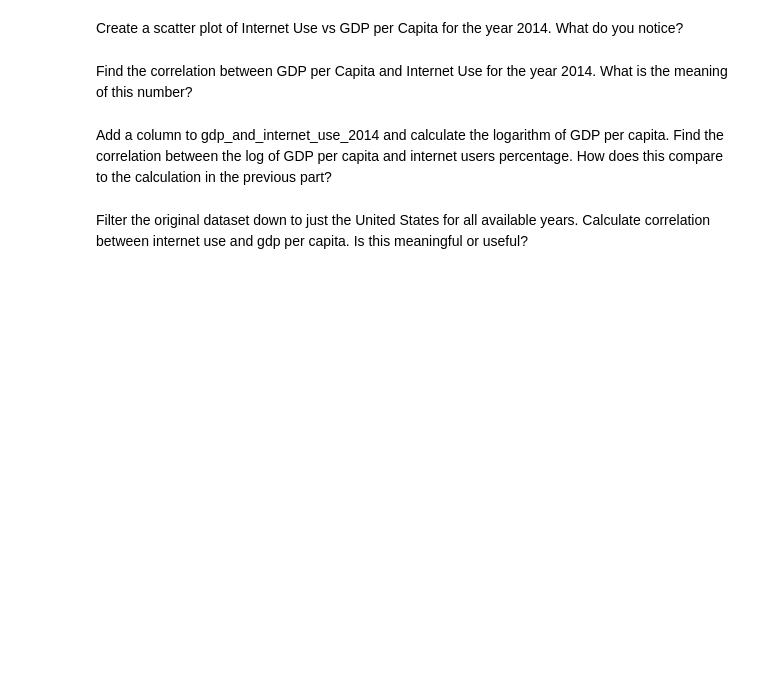
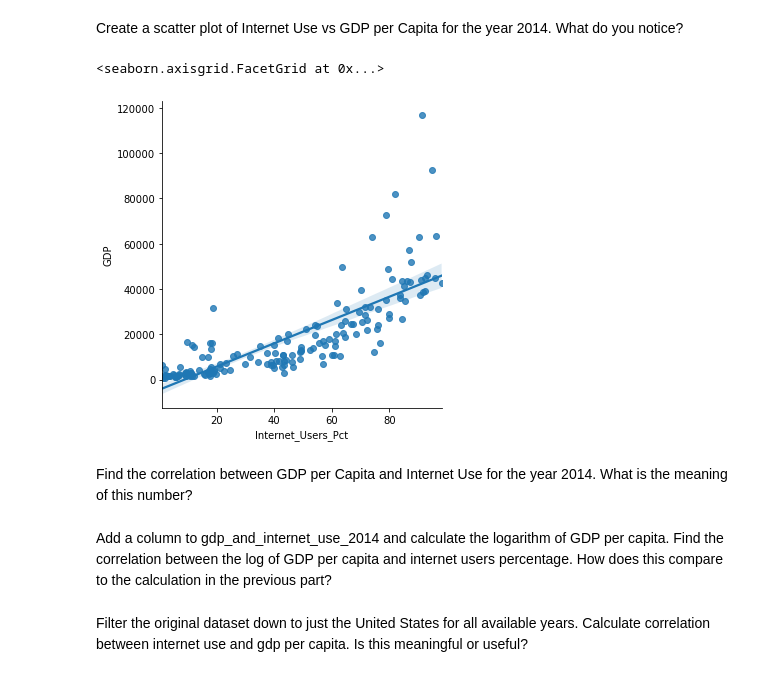
Before and after one commit to nss-data-science-cohort-4/dq1-undata-matthgray, a Jupyter notebook: un_data.ipynb, the cells around one changed output. Drawn from its saved outputs; the diff is of its cells as text; code cells hidden in the pictures; blank space fills up the shorter version.

```diff
--- a/un_data.ipynb
+++ b/un_data.ipynb
@@ -471,4 +542,4 @@ mean internet users percentage in 2014? How many countries have at least
 90% internet users in 2014?
 # %%
 # extract 2014 data from gdp_and_internet_use
-gdp_and_internet_use_2014
+gdp_and_internet_use_2014 = gdp_and_internet_use.groupby("Years").get_group('2014')
@@ -480,6 +600,11 @@ facet grid will represent a single country. What trends do you notice?
 # %% [markdown]
 Create a scatter plot of Internet Use vs GDP per Capita for the year 2014.
 What do you notice?
+# %%
+sns.lmplot(x='Internet_Users_Pct', y='GDP', data=gdp_and_internet_use_2014)
+# %% [output]
+<seaborn.axisgrid.FacetGrid at 0x...>
+[figure, added]
 # %% [markdown]
 Find the correlation between GDP per Capita and Internet Use for the
 year 2014. What is the meaning of this number?
```
Also changed, not shown: parts of 26 cells of this notebook.
